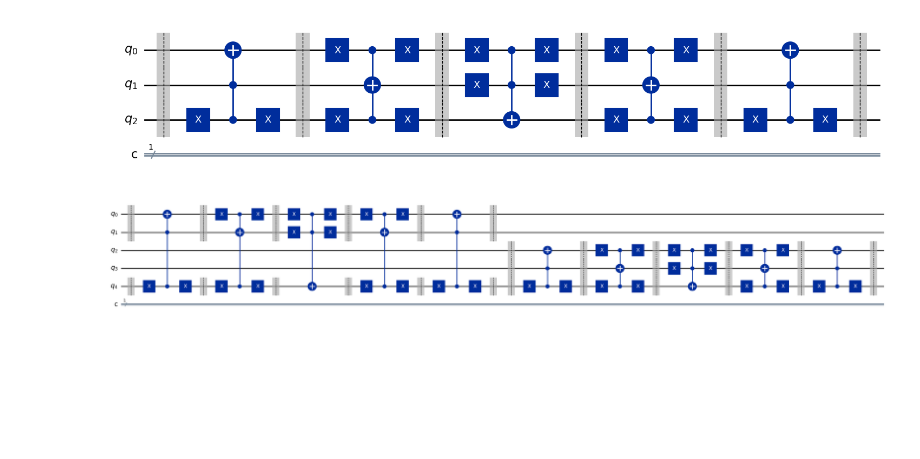
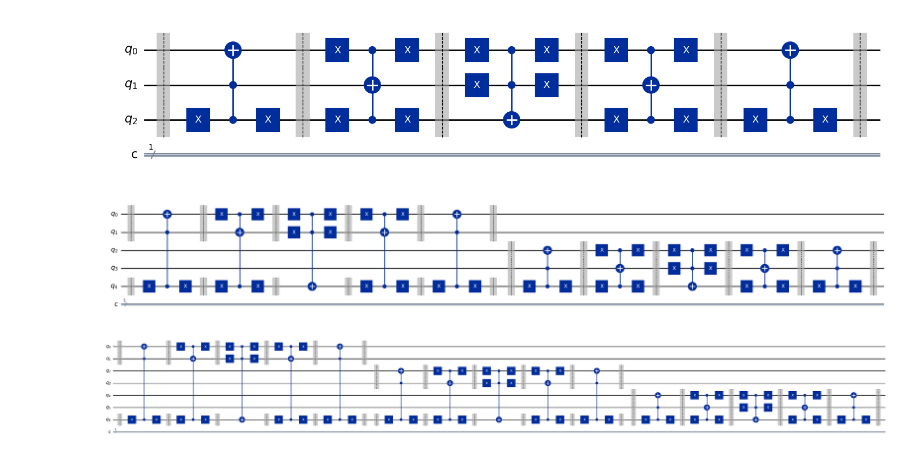
Before and after one commit to GiulianoWasHere/QuL, a Jupyter notebook: WorkSoFar.ipynb, the cells around one changed output. Cells and saved outputs as stored; diff of their text form; code cells hidden in the pictures; blank space fills up the shorter version.

```diff
--- a/WorkSoFar.ipynb
+++ b/WorkSoFar.ipynb
@@ -174,3 +174,7 @@ GreedyCoolingCircuit(MinimalWorkProtocolCircuit(3),1).draw("mpl",fold=maxsize)
 GreedyCoolingCircuit(MinimalWorkProtocolCircuit(3),2).draw("mpl",fold=maxsize)
 # %% [output]
 [figure]
+# %%
+GreedyCoolingCircuit(MinimalWorkProtocolCircuit(3),3).draw("mpl",fold=maxsize)
+# %% [output]
+[figure, added]
```
